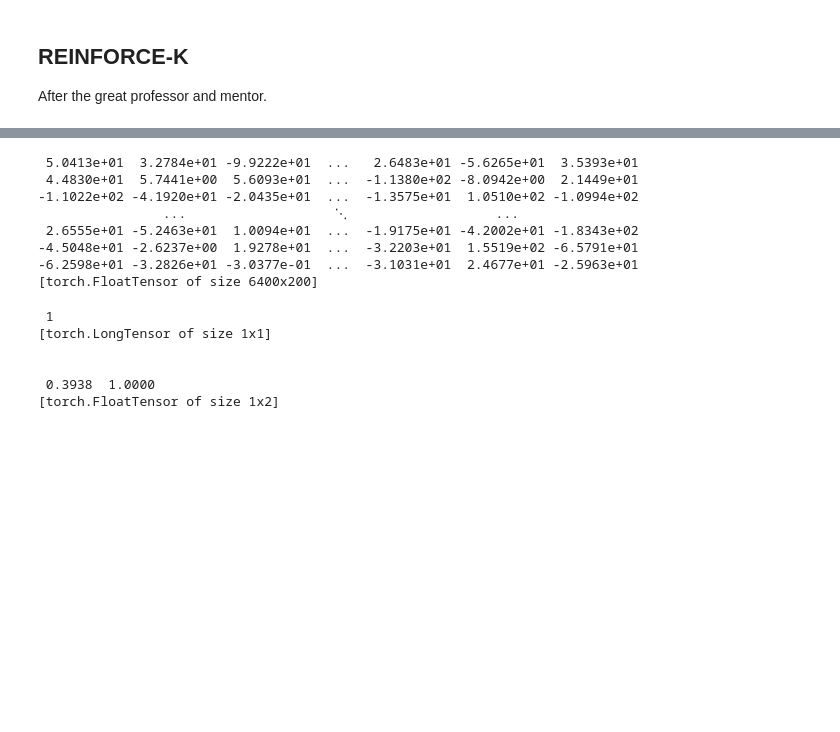
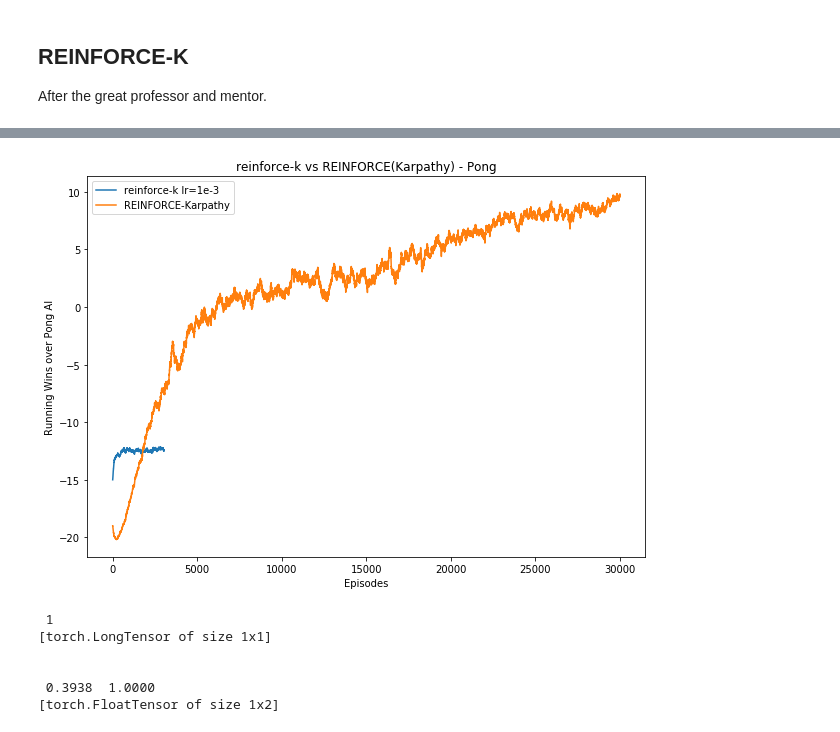
Before and after one commit to LUKELIEM/deep_rl, a Jupyter notebook: gym/reinforce-k.ipynb, the cells around one changed output, grey strips where cells are left out. Saved outputs shown, nothing was run; the diff lists cells and outputs as text; code cells hidden in the pictures; blank space fills up the shorter version.

```diff
--- a/gym/reinforce-k.ipynb
+++ b/gym/reinforce-k.ipynb
@@ -383,11 +383,11 @@ import torch.optim as optim
 from torch.autograd import Variable
 
 gamma=0.99
-render=True
+render=False
 verbose=False  # To step through the code and understand what is going on
 log_interval=10
 update_interval = 800  # This is the number of game steps before we do a policy update
-lr = 1e-3
+lr = 1e-4
 
 reinforce=[]
 env = gym.make("Pong-v0")
@@ -410,7 +410,7 @@ prev_x = None
 running_reward = -15
 start = time.time()
 
-for i_episode in range(1000+1): # run 30000 episode
+for i_episode in range(30000+1): # run 30000 episode
     state = env.reset()
     reward_sum = 0
 
@@ -434,6 +434,9 @@ for i_episode in range(1000+1): # run 30000 episode
         """
         state = torch.from_numpy(state).float().unsqueeze(0)   # state: numpy-->Tensor
 
+        if torch.cuda.is_available():
+            state = state.cuda()
+
         # 2-layer Neural Network - Forward Pass
         #  Input - state
         #  Output - logp
@@ -456,7 +459,10 @@ for i_episode in range(1000+1): # run 30000 episode
         Stack local gradients for policy update at the end of episode/batch
         """
 
-        y = torch.zeros(1, D_out).scatter_(1,torch.LongTensor(sample) ,1)
+        y = torch.zeros(1, D_out).scatter_(1,torch.LongTensor(sample.cpu()) ,1)
+        if torch.cuda.is_available():
+            y = y.cuda()
+
         dlogp = y - prob.data
 
         epdlogp =  torch.cat((epdlogp, dlogp), 0) if epdlogp is not None else dlogp
@@ -513,6 +519,9 @@ for i_episode in range(1000+1): # run 30000 episode
     # standardize the rewards to be unit normal (helps control the gradient estimator variance)
     epq = (epq - epq.mean()) / (epq.std() + np.finfo(np.float32).eps)
 
+    if torch.cuda.is_available():
+        epq = epq.cuda()
+
     epdlogp *= epq  # modulate the gradient with advantage (PG magic happens right here.)
 
     if verbose:
@@ -546,6 +555,8 @@ for i_episode in range(1000+1): # run 30000 episode
     W1 += lr * dW1
     W2 += lr * dW2
 
+    torch.cuda.empty_cache()  # Release GPU memory
+
     # Keep track of running reward
     running_reward = reward_sum if running_reward is None else running_reward * 0.99 + reward_sum * 0.01
     reinforce.append([reward_sum, running_reward])
@@ -560,7 +571,8 @@ for i_episode in range(1000+1): # run 30000 episode
         model = {}
         model['W1'] = W1
         model['W2'] = W2
-        pickle.dump(model, open('save.p', 'wb'))
+        filename = './results/reinforce/pong_'+'ep='+str(i_episode)+'model.p'
+        pickle.dump(model, open(filename, 'wb'))
 
 end = time.time()
 print ("Time taken:", start-end)
@@ -574,14 +599,20 @@ Episode 40      Last Reward: -10.00     Running Reward: -14.04
-# %%
-print(W1)
-# %% [output]
- 5.0413e+01  3.2784e+01 -9.9222e+01  ...   2.6483e+01 -5.6265e+01  3.5393e+01
- 4.4830e+01  5.7441e+00  5.6093e+01  ...  -1.1380e+02 -8.0942e+00  2.1449e+01
--1.1022e+02 -4.1920e+01 -2.0435e+01  ...  -1.3575e+01  1.0510e+02 -1.0994e+02
-                ...                   ⋱                   ...
- 2.6555e+01 -5.2463e+01  1.0094e+01  ...  -1.9175e+01 -4.2002e+01 -1.8343e+02
--4.5048e+01 -2.6237e+00  1.9278e+01  ...  -3.2203e+01  1.5519e+02 -6.5791e+01
--6.2598e+01 -3.2826e+01 -3.0377e-01  ...  -3.1031e+01  2.4677e+01 -2.5963e+01
-[torch.FloatTensor of size 6400x200]
+# %%
+data1 = reinforce
+data2 = pickle.load(open('./results/pg-numpy/reward_history-pg-numpy-30000ep-lr-1e-3.p', 'rb'))
+
+# Plot out reward and running reward over training episodes
+plt.figure(figsize=(10, 7))
+
+
+plt.plot(list(range(1,len(data1)+1)), np.array(data1)[:,1], label='reinforce-k lr=1e-3')
+plt.plot(list(range(1,len(data2)+1)), np.array(data2)[:,1], label='REINFORCE-Karpathy')
+plt.title('reinforce-k vs REINFORCE(Karpathy) - Pong')
+plt.xlabel('Episodes')
+plt.ylabel('Running Wins over Pong AI')
+plt.legend()
+plt.show()
+# %% [output]
+[figure, added]
 # %%
 x = torch.rand(1, 2).scatter_(1,torch.LongTensor(sample) ,1)
 print (sample)
```
Also changed, not shown: parts of 2 cells of this notebook.
